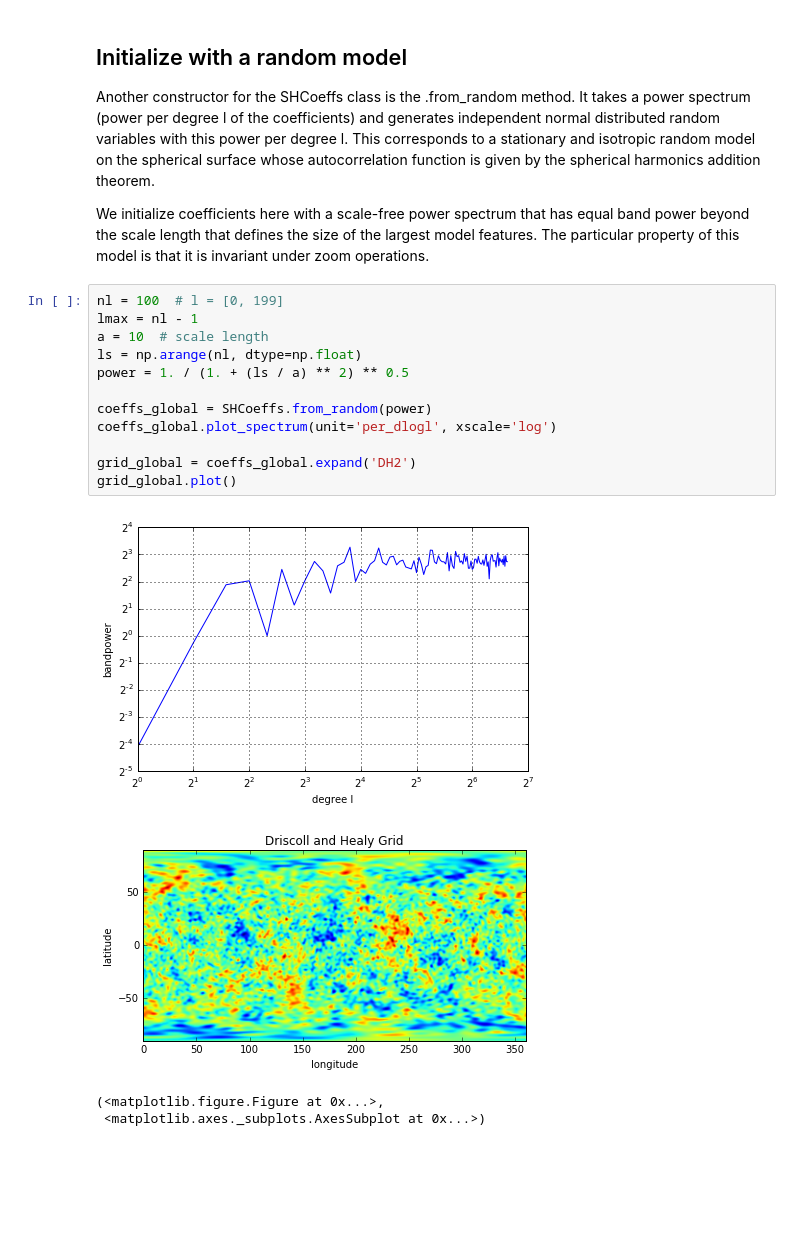
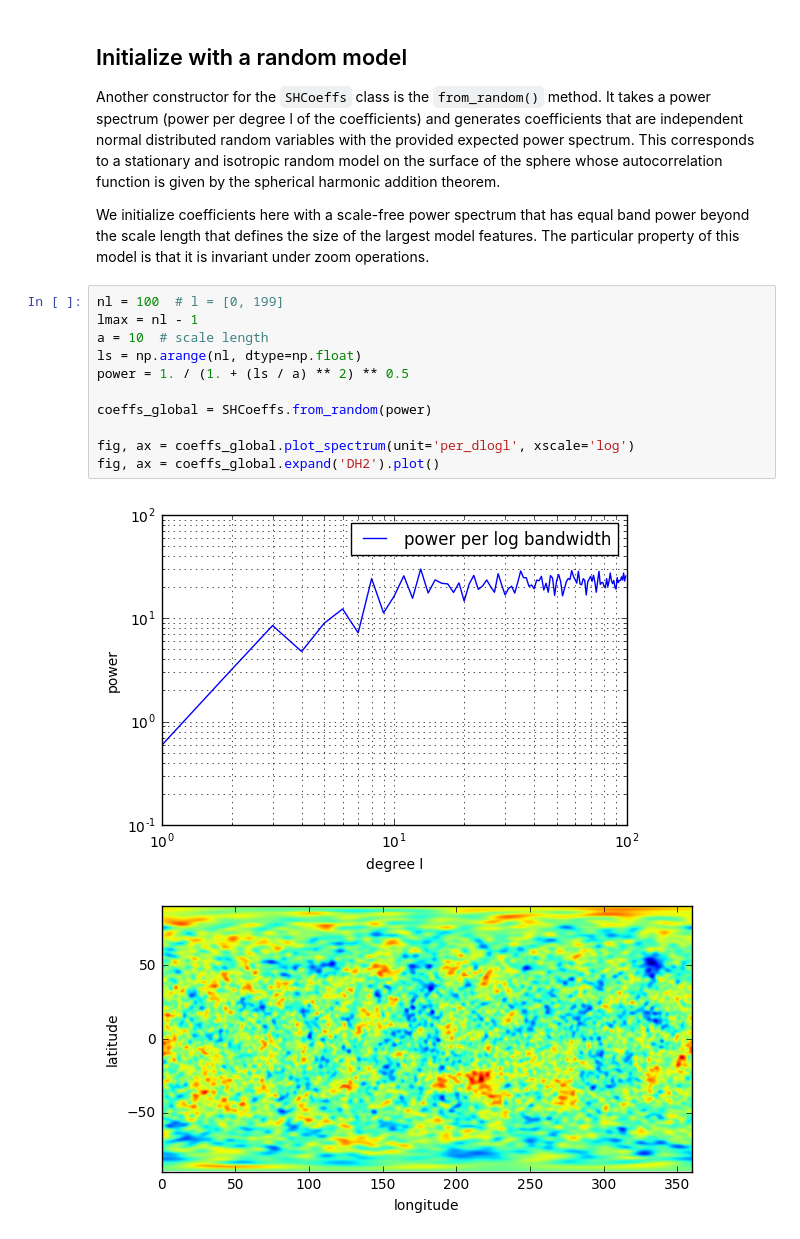
Before and after one commit to SHTOOLS/SHTOOLS, a Jupyter notebook: examples/notebooks/tutorial_3.ipynb, the cells around one changed output. Cells and saved outputs as stored; diff of their text form; blank space fills up the shorter version.

```diff
--- a/examples/notebooks/tutorial_3.ipynb
+++ b/examples/notebooks/tutorial_3.ipynb
@@ -58,24 +47,21 @@ grid_l5m2.plot()
 # %% [markdown]
 ## Initialize with a random model
 
-Another constructor for the SHCoeffs class is the .from_random method. It takes a power spectrum (power per degree l of the coefficients) and generates independent normal distributed random variables with this power per degree l. This corresponds to a stationary and isotropic random model on the spherical surface whose autocorrelation function is given by the spherical harmonics addition theorem.
+Another constructor for the `SHCoeffs` class is the `from_random()` method. It takes a power spectrum (power per degree l of the coefficients) and generates coefficients that are independent normal distributed random variables with the provided expected power spectrum. This corresponds to a stationary and isotropic random model on the surface of the sphere whose autocorrelation function is given by the spherical harmonic addition theorem.
 
 We initialize coefficients here with a scale-free power spectrum that has equal band power beyond the scale length that defines the size of the largest model features. The particular property of this model is that it is invariant under zoom operations.
 # %%
 nl = 100  # l = [0, 199]
 lmax = nl - 1
 a = 10  # scale length
 ls = np.arange(nl, dtype=np.float)
 power = 1. / (1. + (ls / a) ** 2) ** 0.5
 
 coeffs_global = SHCoeffs.from_random(power)
-coeffs_global.plot_spectrum(unit='per_dlogl', xscale='log')
 
-grid_global = coeffs_global.expand('DH2')
-grid_global.plot()
+fig, ax = coeffs_global.plot_spectrum(unit='per_dlogl', xscale='log')
+fig, ax = coeffs_global.expand('DH2').plot()
 # %% [output]
-[figure, old version]
+[figure, new version]
-[figure, old version]
+[figure, new version]
-(<matplotlib.figure.Figure at 0x...>,
- <matplotlib.axes._subplots.AxesSubplot at 0x...>)
 # %% [markdown]
```
Also changed, not shown: parts of 18 cells of this notebook, 2 other files.
